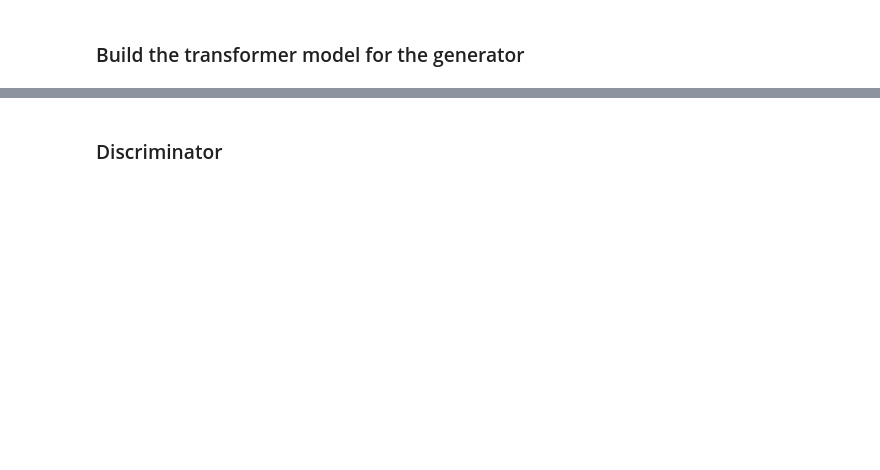
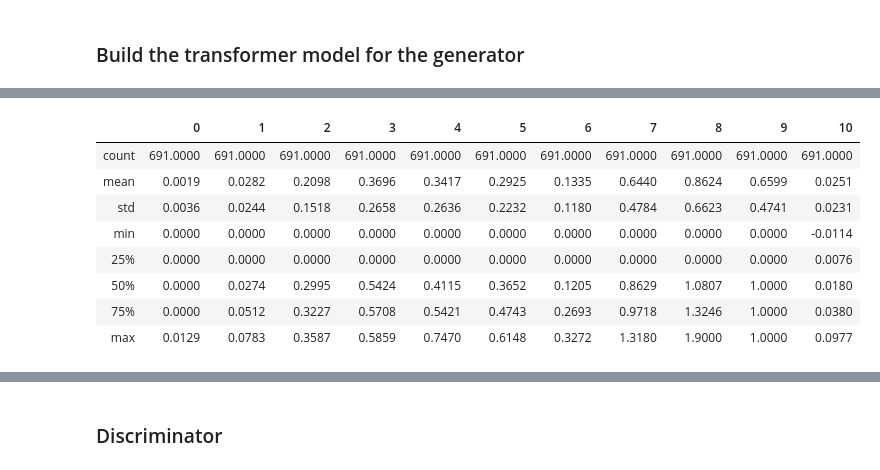
Before and after one commit to denominations-io/macroeconomics, a Jupyter notebook: cgan.ipynb, the cells around one changed output, grey strips where cells are left out. Drawn from its saved outputs; the diff is of its cells as text; code cells hidden in the pictures; blank space fills up the shorter version.

```diff
--- a/cgan.ipynb
+++ b/cgan.ipynb
@@ -505,7 +502,7 @@ class TimeseriesTransformer(tf.keras.layers.Layer):
              dec_padding_mask=None):
         enc_output = self.encoder(inputs, history=hist, training=training, mask=enc_padding_mask)
         x = self.reshape(inputs)
-        x = tf.keras.layers.Concatenate(axis=-1)([x, enc_output])
+        x = tf.keras.layers.Add()([x, enc_output])
         dec_output = self.decoder(tar, x=x, training=training, look_ahead_mask=look_ahead_mask,
                                   padding_mask=dec_padding_mask)
 
@@ -531,17 +528,18 @@ TensorShape([8, 12])
 # %% [markdown]
 ### Build the transformer model for the generator
 # %%
-def build_generator(params):
+def build_generator(params, model_name='generator'):
     src = tf.keras.Input(shape=(params['num_variables'], 1), name='src_input')
     hist = tf.keras.Input(shape=(params['num_variables'], params['num_timesteps']), name='hist_input')
     tar = tf.keras.Input(shape=(params['num_variables'], 1), name='tar_input')
 
-    transformer = TimeseriesTransformer(num_layers=2, d_model=params['d_model'], num_heads=params['num_heads'],
-                                        dff=params['dff'], num_variables=params['num_variables'],
+    transformer = TimeseriesTransformer(num_layers=params['num_layers'], num_heads=params['num_heads'],
+                                        d_model=params['d_model'], dff=params['dff'],
+                                        num_variables=params['num_variables'],
                                         num_timesteps=params['num_timesteps'], batch_size=params['batch_size'])
     generated = transformer(src, hist=hist, tar=tar)
     generated = tf.keras.layers.Reshape((params['num_variables'], 1))(generated)
-    generator = tf.keras.Model(inputs=[src, hist, tar], outputs=generated, name='generator')
+    generator = tf.keras.Model(inputs=[src, hist, tar], outputs=generated, name=model_name)
     generator.summary()
 
     return generator
@@ -570,0 +546,3 @@ generator.compile('sgd', loss='mse', metrics=['mse'])
+# %%
+test_generator = build_generator({**gan_params, **generator_params}, model_name='test_generator')
+test_generator.compile('adam', loss='poisson', metrics=['mse'])
@@ -571,4 +568,4 @@ generator.compile('sgd', loss='mse', metrics=['mse'])
 # %%
-generator.fit([src_input, src_history_input, tar_input], tar_input, batch_size=gan_params['batch_size'], epochs=8)
+test_generator.fit([src_input, src_history_input, tar_input], tar_input, batch_size=gan_params['batch_size'], epochs=15)
 # %% [output]
 Train on 691 samples
@@ -591 +588,14 @@ Epoch 8/8
 <tensorflow.python.keras.callbacks.History at 0x...>
+# %%
+generator_target = map(lambda v: v.flatten(), tar_input)
+pd.DataFrame(generator_target).describe()
+# %% [output]
+|  | 0 | 1 | 2 | 3 | 4 | 5 | 6 | 7 | 8 | 9 | 10 |
+| count | 691.0000 | 691.0000 | 691.0000 | 691.0000 | 691.0000 | 691.0000 | 691.0000 | 691.0000 | 691.0000 | 691.0000 | 691.0000 |
+| mean | 0.0019 | 0.0282 | 0.2098 | 0.3696 | 0.3417 | 0.2925 | 0.1335 | 0.6440 | 0.8624 | 0.6599 | 0.0251 |
+| std | 0.0036 | 0.0244 | 0.1518 | 0.2658 | 0.2636 | 0.2232 | 0.1180 | 0.4784 | 0.6623 | 0.4741 | 0.0231 |
+| min | 0.0000 | 0.0000 | 0.0000 | 0.0000 | 0.0000 | 0.0000 | 0.0000 | 0.0000 | 0.0000 | 0.0000 | -0.0114 |
+| 25% | 0.0000 | 0.0000 | 0.0000 | 0.0000 | 0.0000 | 0.0000 | 0.0000 | 0.0000 | 0.0000 | 0.0000 | 0.0076 |
+| 50% | 0.0000 | 0.0274 | 0.2995 | 0.5424 | 0.4115 | 0.3652 | 0.1205 | 0.8629 | 1.0807 | 1.0000 | 0.0180 |
+| 75% | 0.0000 | 0.0512 | 0.3227 | 0.5708 | 0.5421 | 0.4743 | 0.2693 | 0.9718 | 1.3246 | 1.0000 | 0.0380 |
+| max | 0.0129 | 0.0783 | 0.3587 | 0.5859 | 0.7470 | 0.6148 | 0.3272 | 1.3180 | 1.9000 | 1.0000 | 0.0977 |
```
Also changed, not shown: parts of 43 cells of this notebook.
